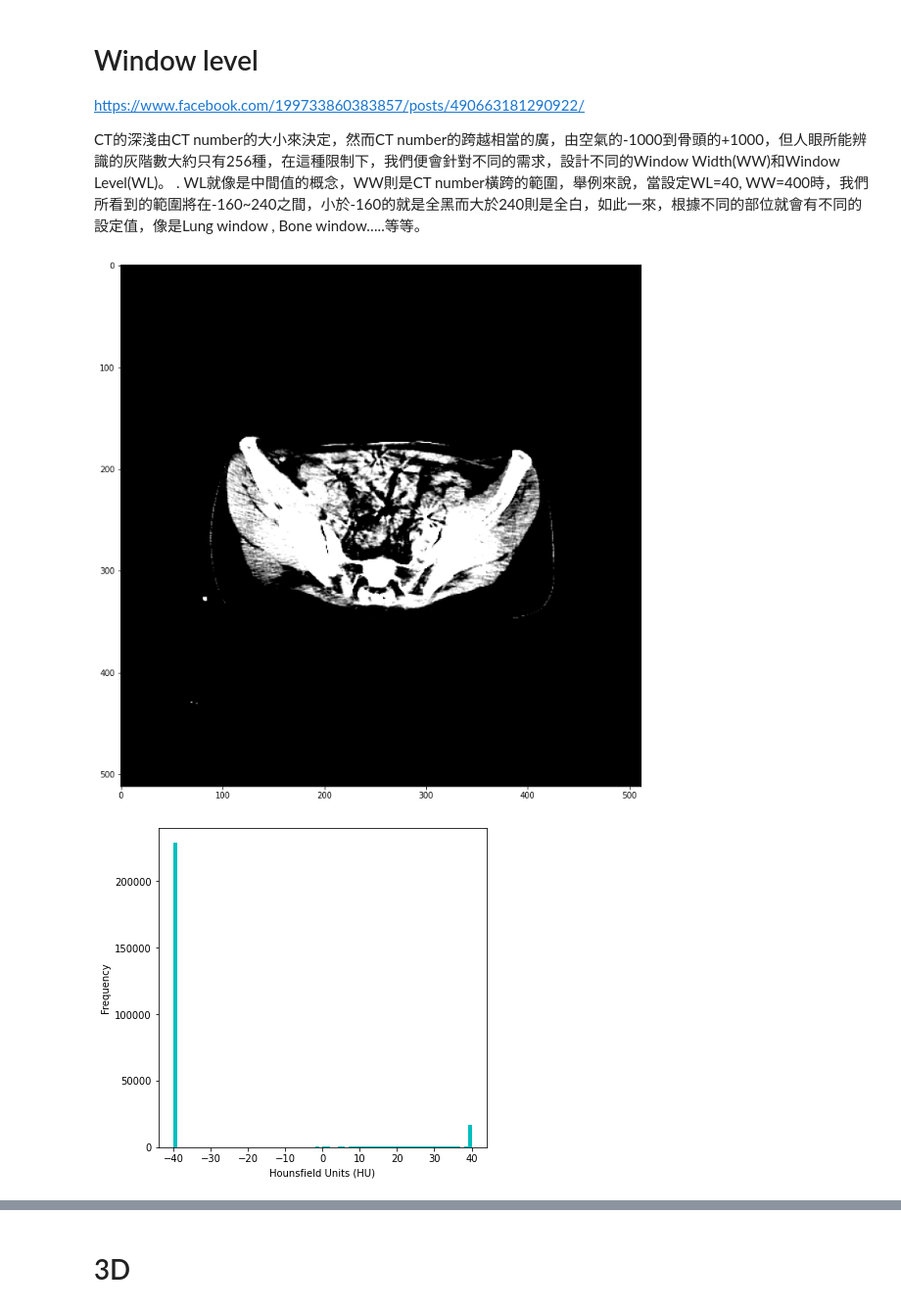
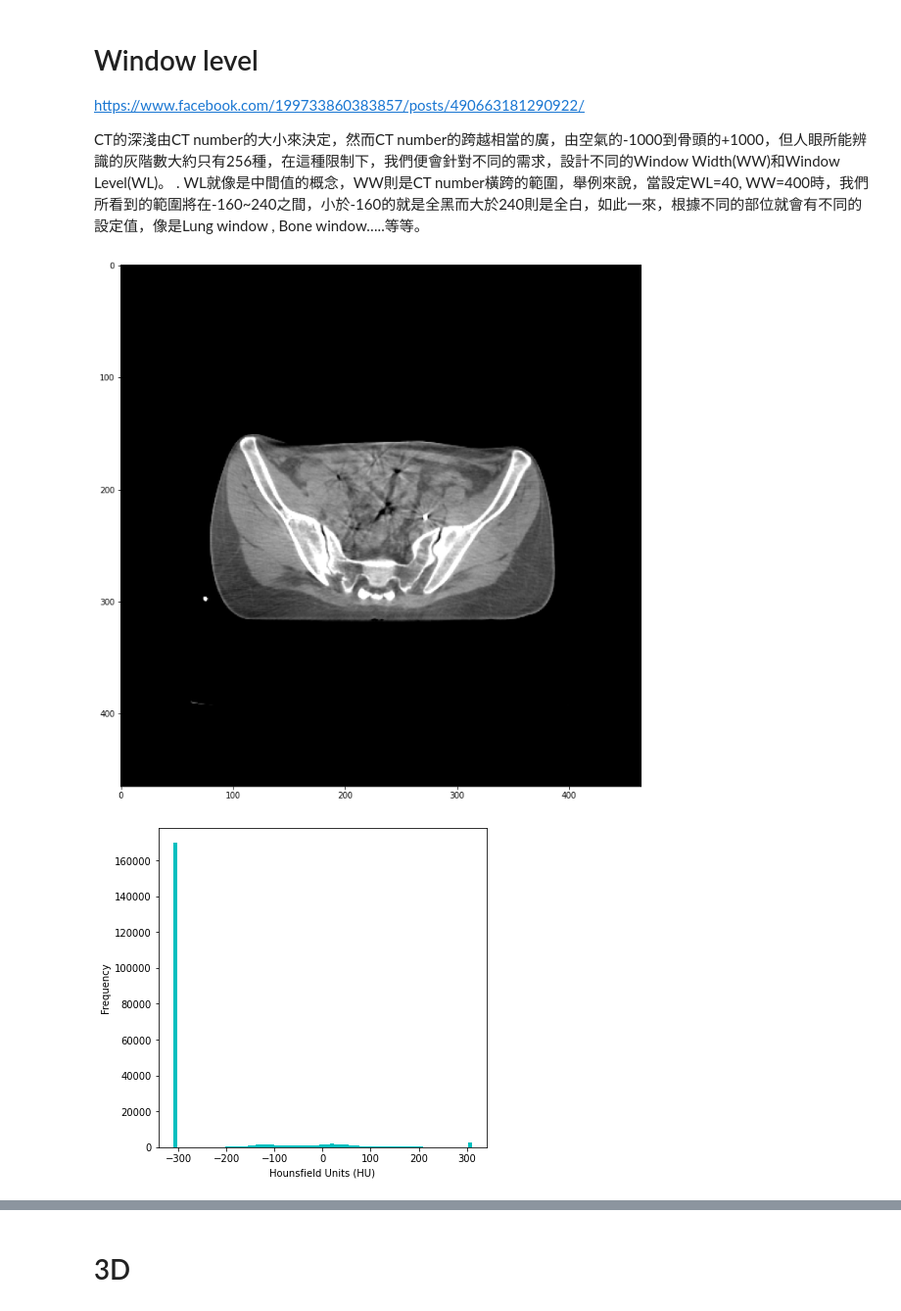
Before and after one commit to jefffang19/cbct, a Jupyter notebook: read_dicom_copy.ipynb, the cells around one changed output, grey strips where cells are left out. Shown at 98% size. Cells and saved outputs as stored; diff of their text form; code cells hidden in the pictures.

```diff
--- a/read_dicom_copy.ipynb
+++ b/read_dicom_copy.ipynb
@@ -193,8 +193,8 @@ def hu_window(scan, window_level=40, window_width=80):
     plt.xlabel("Hounsfield Units (HU)")
     plt.ylabel("Frequency")
     plt.show()
-# %%
-hu_window(patient_pixels[60])
-# %% [output]
-[figure, removed]
-[figure, removed]
+# %%
+hu_window(image[120], 40, 350)
+# %% [output]
+[figure, added]
+[figure, added]
```
Also changed, not shown: parts of 11 cells of this notebook, 3 other files.
